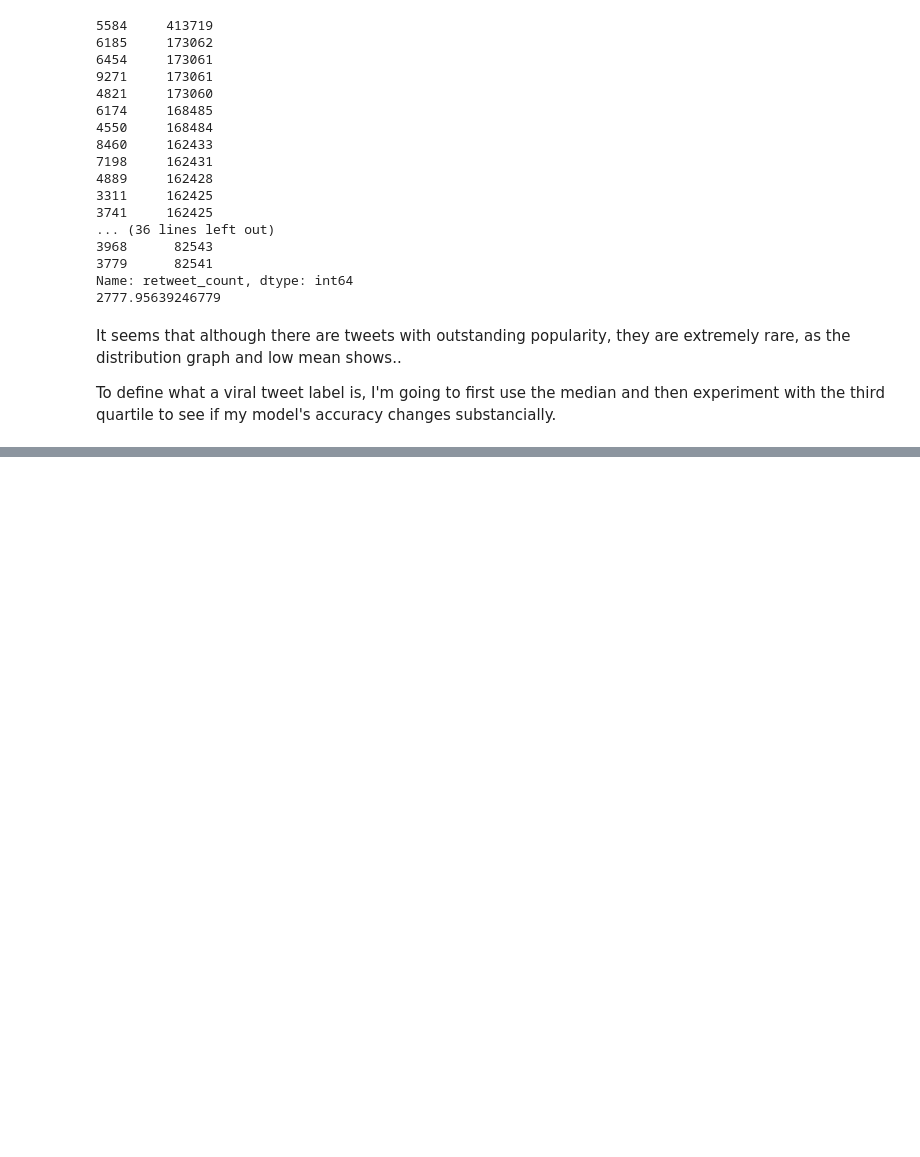
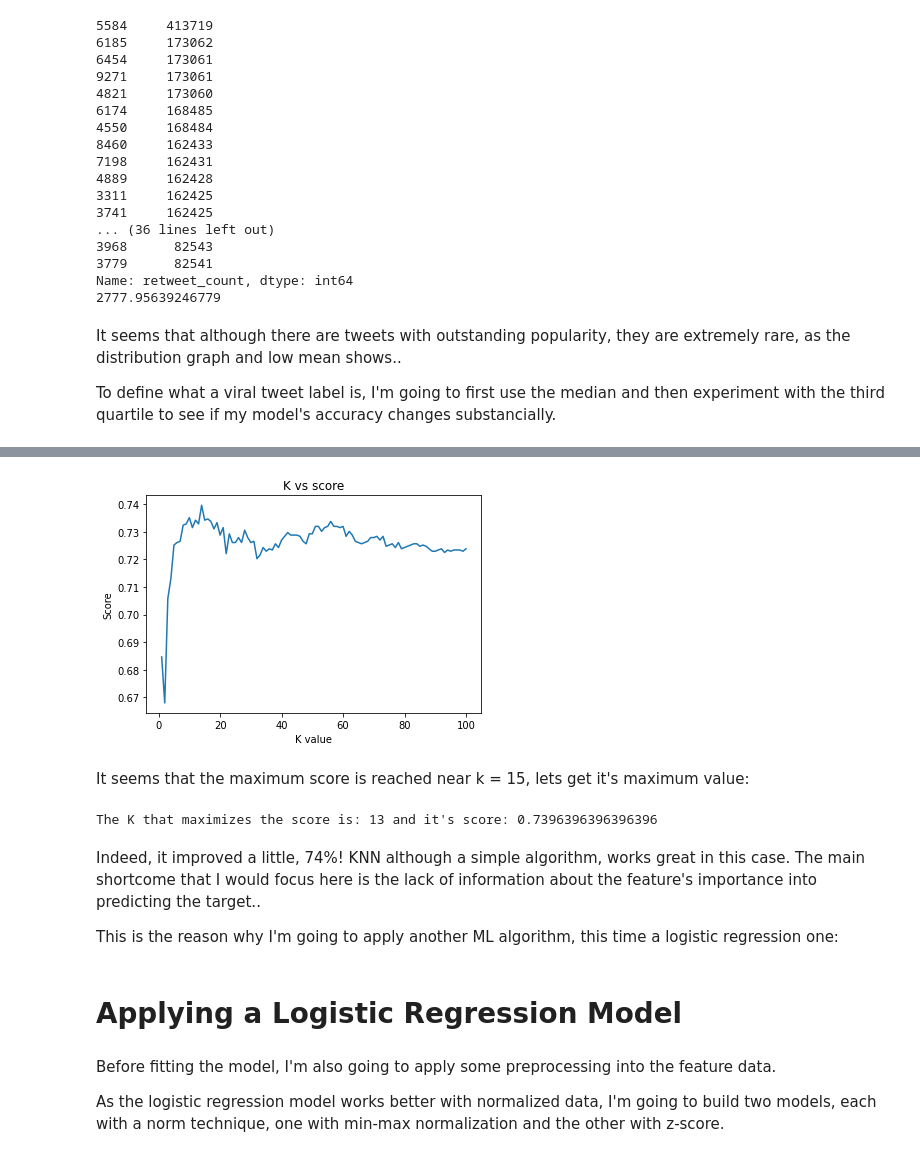
Before and after one commit to Joaoluislins/Twitter_classification, a Jupyter notebook: viral_tweets.ipynb, the cells around one changed output, grey strips where cells are left out. Drawn from its saved outputs; the diff is of its cells as text; code cells hidden in the pictures; blank space fills up the shorter version.

```diff
--- a/viral_tweets.ipynb
+++ b/viral_tweets.ipynb
@@ -188,0 +145,3 @@ By using the features `tweet_length`, `followers_count`, and `friends_count`, we
+# %%
+scaled_features = scale(features, axis = 0)
+print(scaled_features)
@@ -188,0 +166,2 @@ By using the features `tweet_length`, `followers_count`, and `friends_count`, we
+# %%
+train_features, test_features, train_labels, test_labels = train_test_split(scaled_features, labels.values.ravel(), test_size = 0.2, random_state = 1)
@@ -188,0 +172,4 @@ By using the features `tweet_length`, `followers_count`, and `friends_count`, we
+# %%
+classifier = KNeighborsClassifier(n_neighbors=5)
+classifier.fit(train_features, train_labels)
+print(classifier.score(test_features,test_labels))
@@ -188,0 +184,36 @@ By using the features `tweet_length`, `followers_count`, and `friends_count`, we
+# %%
+### Appending each respective k-score through a loop ###
+k_scores = []
+for i in range(1,101):
+  classifier = KNeighborsClassifier(n_neighbors=i)
+  classifier.fit(train_features, train_labels)
+  k_scores.append(classifier.score(test_features,test_labels))
+# %%
+### Plotting the k's vs their scores ###
+x = range(1,101)
+plt.plot(x, k_scores)
+plt.title('K vs score')
+plt.xlabel('K value')
+plt.ylabel('Score')
+plt.show()
+# %% [output]
+[figure, added]
+# %% [markdown]
+It seems that the maximum score is reached near k = 15, lets get it's maximum value:
+# %%
+### Finding max score and it's k ###
+max_score = max(k_scores)
+max_k = k_scores.index(max_score)
+print('The K that maximizes the score is:', max_k, 'and it\'s score:', max_score)
+# %% [output]
+The K that maximizes the score is: 13 and it's score: 0.7396396396396396
+# %% [markdown]
+Indeed, it improved a little, 74%! KNN although a simple algorithm, works great in this case. The main shortcome that I would focus here is the lack of information about the feature's importance into predicting the target..
+
+This is the reason why I'm going to apply another ML algorithm, this time a logistic regression one:
+# %% [markdown]
+# Applying a Logistic Regression Model
+# %% [markdown]
+Before fitting the model, I'm also going to apply some preprocessing into the feature data.
+
+As the logistic regression model works better with normalized data, I'm going to build two models, each with a norm technique, one with min-max normalization and the other with z-score.
```
Also changed, not shown: parts of 29 cells of this notebook.
